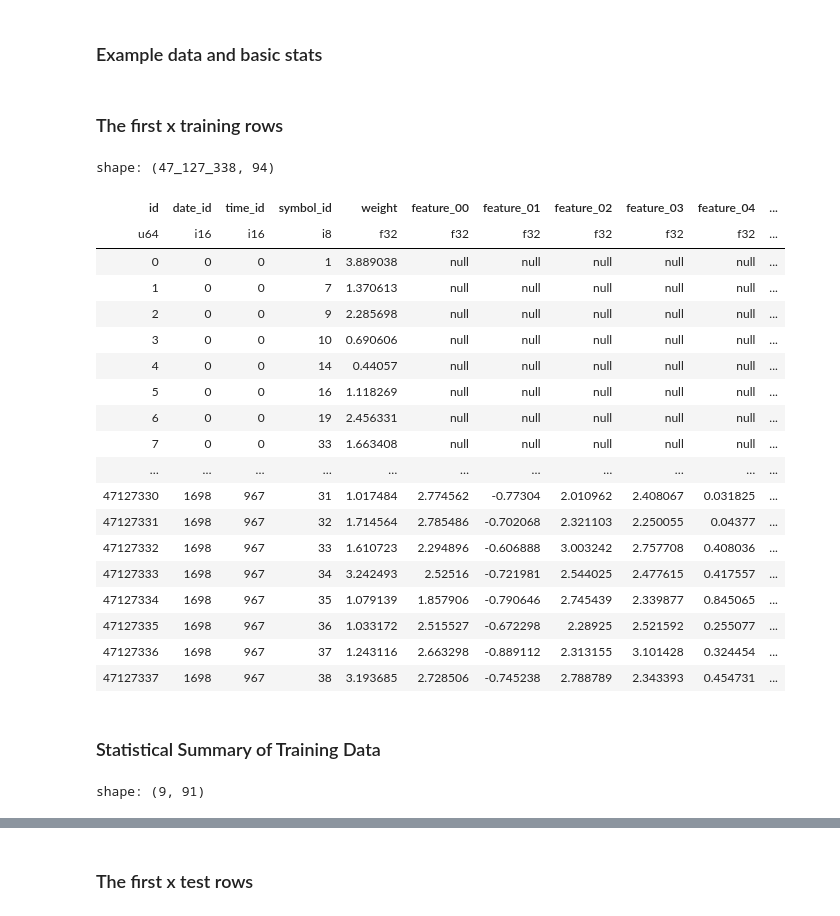
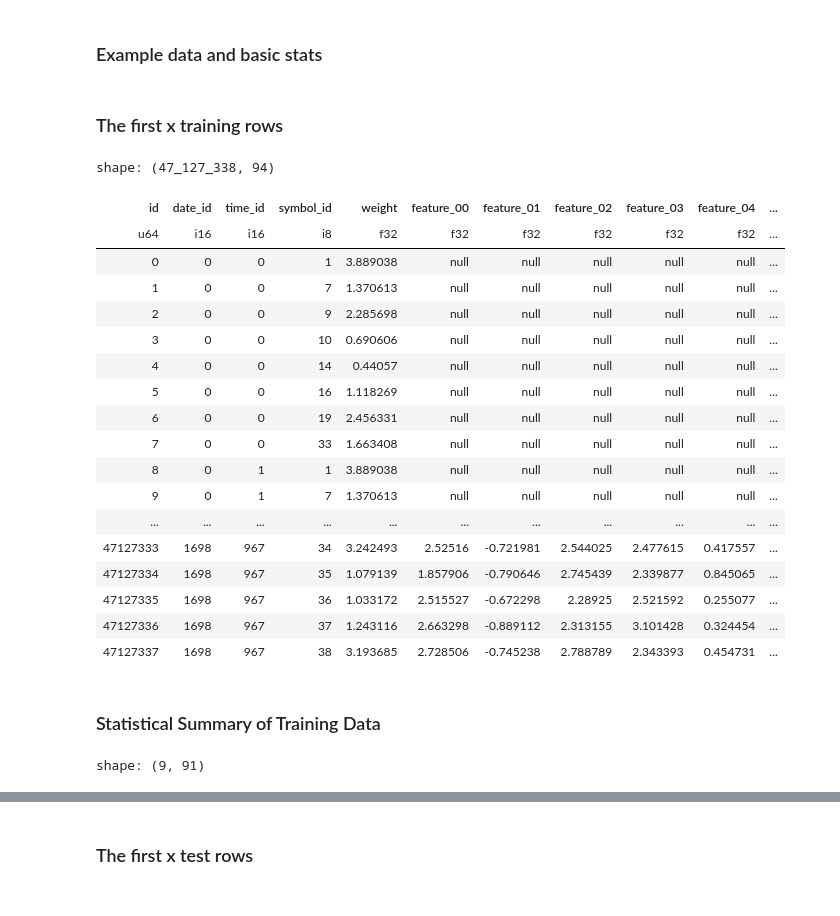
Before and after one commit to JacksonSprigg/JaneStreet-Kaggle, a Jupyter notebook: data_analysis/blah.ipynb, the cells around one changed output, grey strips where cells are left out. Cells and saved outputs as stored; diff of their text form; code cells hidden in the pictures.

```diff
--- a/data_analysis/blah.ipynb
+++ b/data_analysis/blah.ipynb
@@ -96,37 +96,36 @@ train_statistics = train.select(pl.all().exclude(['symbol_id', 'date_id', 'time_
 # %%
 # Function to create a title with description
 def create_title(title):
     return HTML(f"""
     <h3>{title}</h3>
     """)
 
 # First display with truncation
-with pl.Config(tbl_rows=72, tbl_cols=-1):
+with pl.Config(tbl_rows=100, tbl_cols=-1):
     display(create_title("The first x training rows"))
     display(train_first_rows)
 
 
 # Second display with all rows shown
 with pl.Config(tbl_rows=-1, tbl_cols=-1):
     display(create_title("Statistical Summary of Training Data"))
     display(train_statistics)
 # %% [output]
 The first x training rows
 shape: (47_127_338, 94)
 | id | date_id | time_id | symbol_id | weight | feature_00 | feature_01 | feature_02 | feature_03 | feature_04 | ... |
 | u64 | i16 | i16 | i8 | f32 | f32 | f32 | f32 | f32 | f32 | ... |
 | 0 | 0 | 0 | 1 | 3.889038 | null | null | null | null | null | ... |
 | 1 | 0 | 0 | 7 | 1.370613 | null | null | null | null | null | ... |
 | 2 | 0 | 0 | 9 | 2.285698 | null | null | null | null | null | ... |
 | 3 | 0 | 0 | 10 | 0.690606 | null | null | null | null | null | ... |
 | 4 | 0 | 0 | 14 | 0.44057 | null | null | null | null | null | ... |
 | 5 | 0 | 0 | 16 | 1.118269 | null | null | null | null | null | ... |
 | 6 | 0 | 0 | 19 | 2.456331 | null | null | null | null | null | ... |
 | 7 | 0 | 0 | 33 | 1.663408 | null | null | null | null | null | ... |
-| … | … | … | … | … | … | … | … | … | … | ... |
-| 47127330 | 1698 | 967 | 31 | 1.017484 | 2.774562 | -0.77304 | 2.010962 | 2.408067 | 0.031825 | ... |
-| 47127331 | 1698 | 967 | 32 | 1.714564 | 2.785486 | -0.702068 | 2.321103 | 2.250055 | 0.04377 | ... |
-| 47127332 | 1698 | 967 | 33 | 1.610723 | 2.294896 | -0.606888 | 3.003242 | 2.757708 | 0.408036 | ... |
+| 8 | 0 | 1 | 1 | 3.889038 | null | null | null | null | null | ... |
+| 9 | 0 | 1 | 7 | 1.370613 | null | null | null | null | null | ... |
+| ... | ... | ... | ... | ... | ... | ... | ... | ... | ... | ... |
 | 47127333 | 1698 | 967 | 34 | 3.242493 | 2.52516 | -0.721981 | 2.544025 | 2.477615 | 0.417557 | ... |
 | 47127334 | 1698 | 967 | 35 | 1.079139 | 1.857906 | -0.790646 | 2.745439 | 2.339877 | 0.845065 | ... |
 | 47127335 | 1698 | 967 | 36 | 1.033172 | 2.515527 | -0.672298 | 2.28925 | 2.521592 | 0.255077 | ... |
```
Also changed, not shown: 3 other files.
